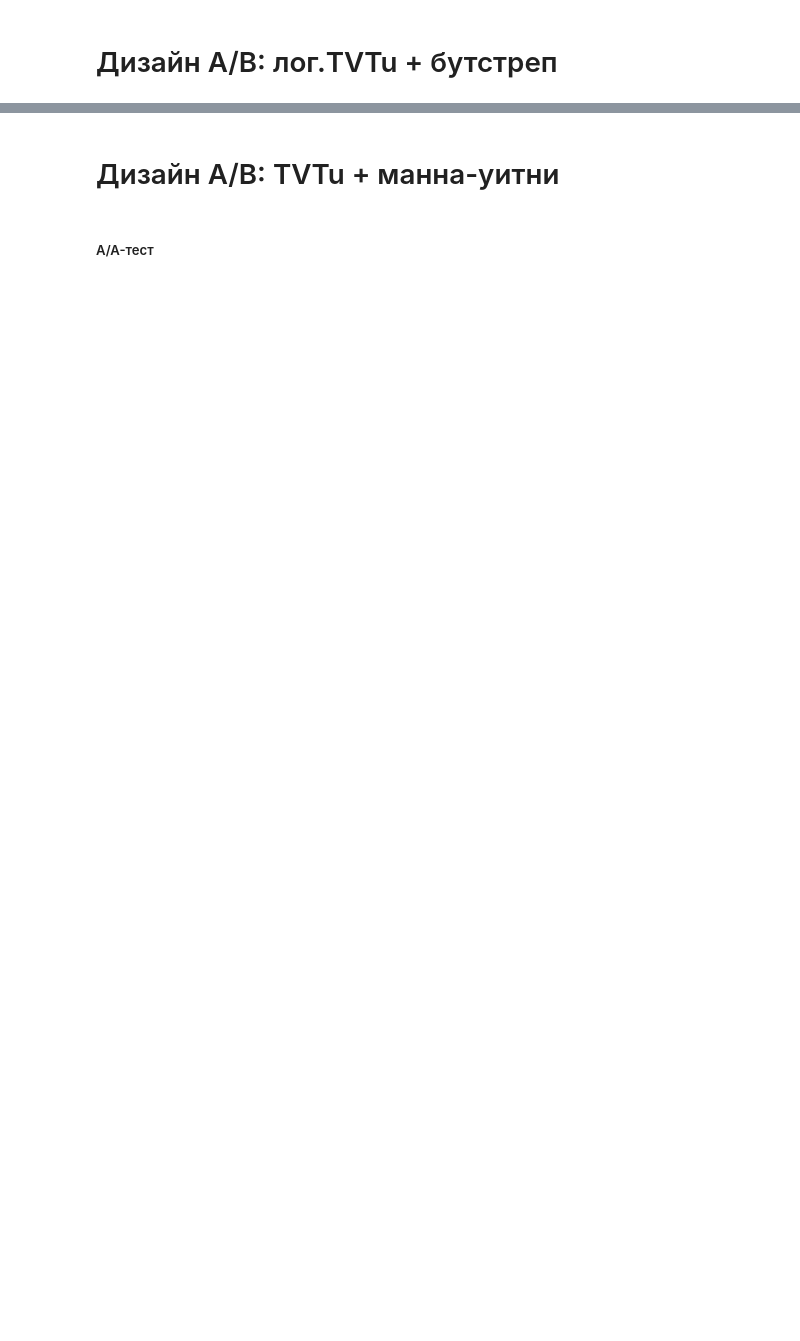
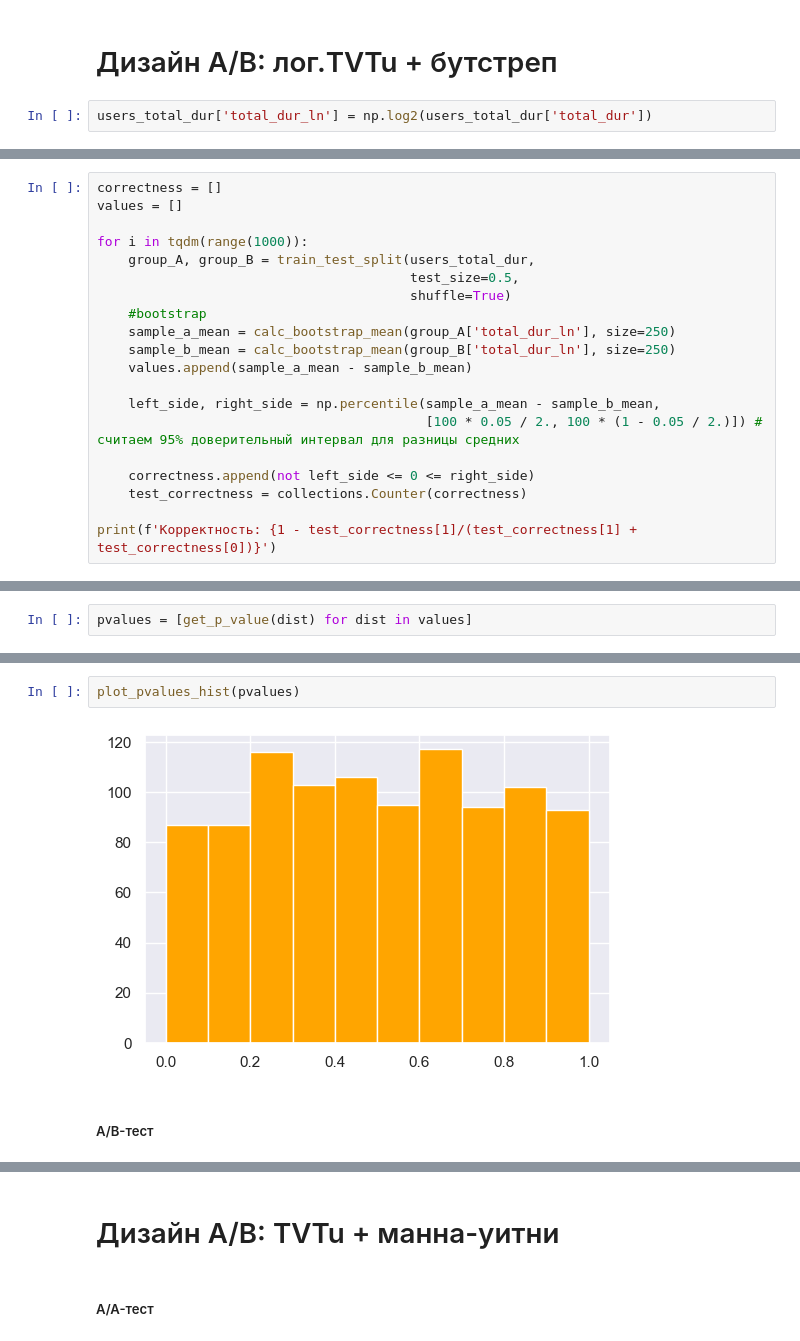
Before and after one commit to Shchetinnikov/AB_testing_course, a Jupyter notebook: homeworks/hw1/hw1.ipynb, the cells around one changed output, grey strips where cells are left out. Drawn from its saved outputs; the diff is of its cells as text; blank space fills up the shorter version.

```diff
--- a/homeworks/hw1/hw1.ipynb
+++ b/homeworks/hw1/hw1.ipynb
@@ -464,2 +631,4 @@ users_total_dur.merge(users, how='inner', on=['user_id'])
 # %% [markdown]
 # Дизайн A/B: лог.TVTu + бутстреп
+# %%
+users_total_dur['total_dur_ln'] = np.log2(users_total_dur['total_dur'])
@@ -465,0 +639,20 @@ users_total_dur.merge(users, how='inner', on=['user_id'])
+# %%
+correctness = []
+values = []
+
+for i in tqdm(range(1000)):
+    group_A, group_B = train_test_split(users_total_dur,
+                                        test_size=0.5,
+                                        shuffle=True)
+    #bootstrap
+    sample_a_mean = calc_bootstrap_mean(group_A['total_dur_ln'], size=250)
+    sample_b_mean = calc_bootstrap_mean(group_B['total_dur_ln'], size=250)
+    values.append(sample_a_mean - sample_b_mean)
+
+    left_side, right_side = np.percentile(sample_a_mean - sample_b_mean,
+                                          [100 * 0.05 / 2., 100 * (1 - 0.05 / 2.)]) # считаем 95% доверительный интервал для разницы средних
+
+    correctness.append(not left_side <= 0 <= right_side)
+    test_correctness = collections.Counter(correctness)
+
+print(f'Корректность: {1 - test_correctness[1]/(test_correctness[1] + test_correctness[0])}')
@@ -465,0 +663,2 @@ users_total_dur.merge(users, how='inner', on=['user_id'])
+# %%
+pvalues = [get_p_value(dist) for dist in values]
@@ -465,0 +674,6 @@ users_total_dur.merge(users, how='inner', on=['user_id'])
+# %%
+plot_pvalues_hist(pvalues)
+# %% [output]
+[figure, added]
+# %% [markdown]
+##### A/B-тест
```
Also changed, not shown: parts of 91 cells of this notebook.
